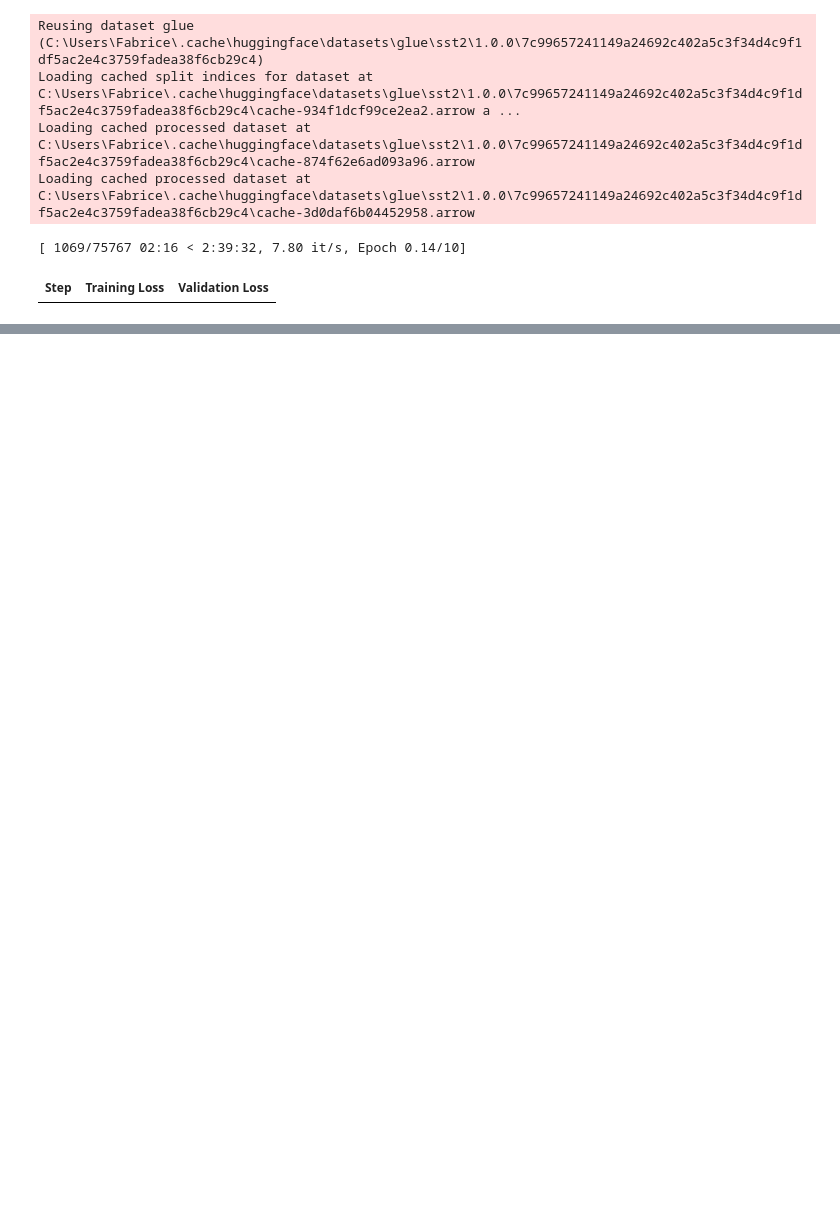
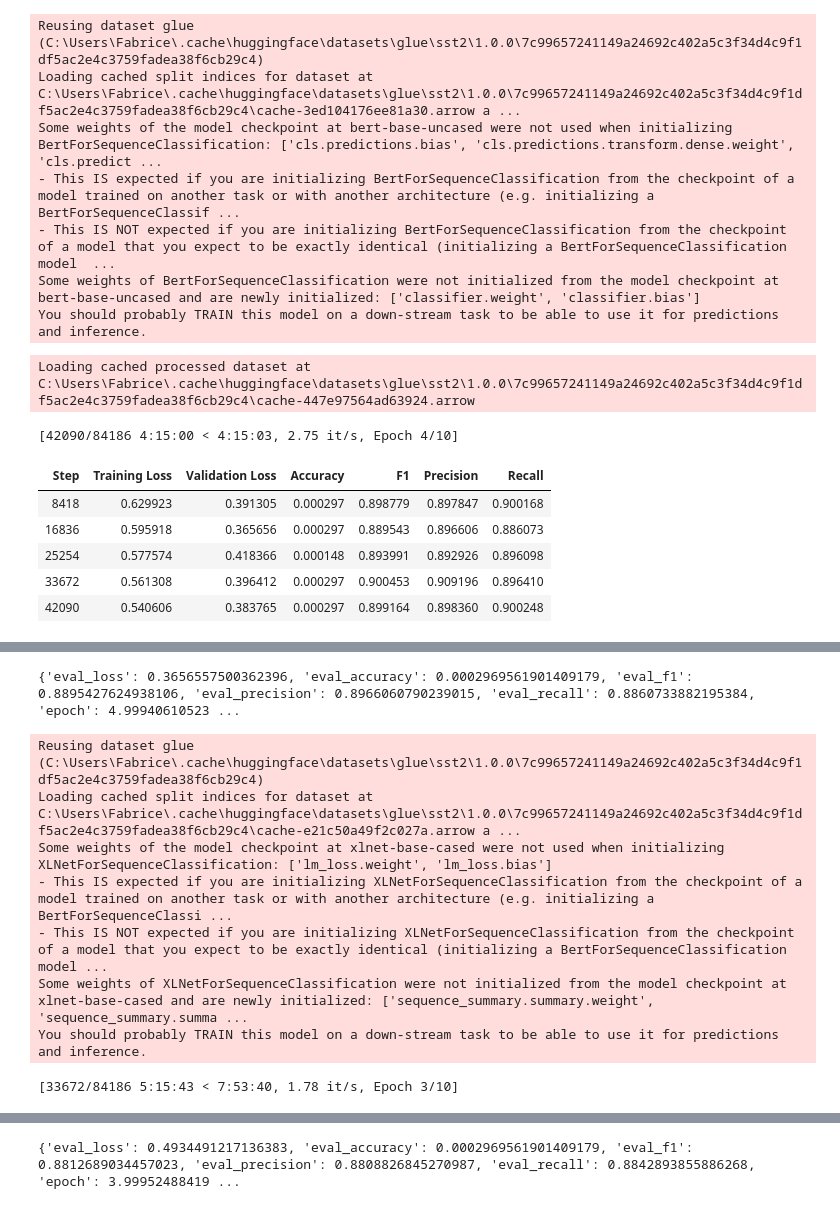
Before and after one commit to asakhala921/Sibyl_eval, a Jupyter notebook: train_SST2.ipynb, the cells around one changed output, grey strips where cells are left out. Drawn from its saved outputs; the diff is of its cells as text; code cells hidden in the pictures; blank space fills up the shorter version.

Commit message:
INVSIB runs

```diff
--- a/train_SST2.ipynb
+++ b/train_SST2.ipynb
@@ -81,10 +81,10 @@ class DefaultCollator:
 # %%
 MODEL_NAMES = ['bert-base-uncased', 'xlnet-base-cased']
 # %%
-use_pretrain = True
+use_pretrain = False
 soft_target = False
 
-for t in ['ORIG', 'INV', 'SIB']:
+for t in ['INVSIB']: # ['ORIG', 'INV', 'SIB', 'INVSIB']:
     for MODEL_NAME in MODEL_NAMES:
 
         checkpoint = 'pretrained/' + MODEL_NAME
@@ -123,9 +123,9 @@ for t in ['ORIG', 'INV', 'SIB']:
         if t == 'INVSIB':
             text = npy_load("./assets/SST2/sentiment/INVSIB/text.npy")
             label = npy_load("./assets/SST2/sentiment/INVSIB/label.npy")
-            df = pd.DataFrame({'text': text, 'label': label})
+            df = pd.DataFrame({'text': text, 'label': label.tolist()})
             df.text = df.text.astype(str)
-            df.label = df.label.astype(int)
+            df.label = df.label.map(lambda y: np.array(y))
             train_dataset = Dataset.from_pandas(df)
             checkpoint += '-sst2-INVSIB'
             if use_pretrain and os.path.exists(checkpoint):
@@ -139,8 +139,10 @@ for t in ['ORIG', 'INV', 'SIB']:
         test_dataset = test_dataset.map(tokenize, batched=True, batch_size=len(train_dataset))
         train_dataset.set_format('torch', columns=['input_ids', 'attention_mask', 'label'])
         test_dataset.set_format('torch', columns=['input_ids', 'attention_mask', 'label'])
+        train_dataset.rename_column_('label', 'labels')
+        test_dataset.rename_column_('label', 'labels')
 
-        if len(np.array(train_dataset['label']).shape) > 1:
+        if len(np.array(train_dataset['labels']).shape) > 1:
             soft_target = True
 
         train_batch_size = 8
@@ -164,35 +166,44 @@ for t in ['ORIG', 'INV', 'SIB']:
             metric_for_best_model="loss",
             greater_is_better=False,
             evaluation_strategy="steps"
         )
 
         if soft_target:
             trainer = Trainer_w_soft_target(
                 model=model,
                 args=training_args,
                 compute_metrics=compute_metrics_w_soft_target,
                 train_dataset=train_dataset,
                 eval_dataset=test_dataset,
                 data_collator=DefaultCollator(),
                 callbacks=[EarlyStoppingCallback(early_stopping_patience=3)]
             )
         else:
             trainer = Trainer(
                 model=model,
                 args=training_args,
                 compute_metrics=compute_metrics,
                 train_dataset=train_dataset,
                 eval_dataset=test_dataset,
                 callbacks=[EarlyStoppingCallback(early_stopping_patience=3)]
             )
 
         trainer.train()
         out = trainer.evaluate()
         print(out)
 # %% [output]
 Reusing dataset glue (C:\Users\Fabrice\.cache\huggingface\datasets\glue\sst2\1.0.0\7c99657241149a24692c402a5c3f34d4c9f1df5ac2e4c3759fadea38f6cb29c4)
-Loading cached split indices for dataset at C:\Users\Fabrice\.cache\huggingface\datasets\glue\sst2\1.0.0\7c99657241149a24692c402a5c3f34d4c9f1df5ac2e4c3759fadea38f6cb29c4\cache-934f1dcf99ce2ea2.arrow a ...
-Loading cached processed dataset at C:\Users\Fabrice\.cache\huggingface\datasets\glue\sst2\1.0.0\7c99657241149a24692c402a5c3f34d4c9f1df5ac2e4c3759fadea38f6cb29c4\cache-874f62e6ad093a96.arrow
-Loading cached processed dataset at C:\Users\Fabrice\.cache\huggingface\datasets\glue\sst2\1.0.0\7c99657241149a24692c402a5c3f34d4c9f1df5ac2e4c3759fadea38f6cb29c4\cache-3d0daf6b04452958.arrow
+Loading cached split indices for dataset at C:\Users\Fabrice\.cache\huggingface\datasets\glue\sst2\1.0.0\7c99657241149a24692c402a5c3f34d4c9f1df5ac2e4c3759fadea38f6cb29c4\cache-3ed104176ee81a30.arrow a ...
+Some weights of the model checkpoint at bert-base-uncased were not used when initializing BertForSequenceClassification: ['cls.predictions.bias', 'cls.predictions.transform.dense.weight', 'cls.predict ...
+- This IS expected if you are initializing BertForSequenceClassification from the checkpoint of a model trained on another task or with another architecture (e.g. initializing a BertForSequenceClassif ...
+- This IS NOT expected if you are initializing BertForSequenceClassification from the checkpoint of a model that you expect to be exactly identical (initializing a BertForSequenceClassification model  ...
+Some weights of BertForSequenceClassification were not initialized from the model checkpoint at bert-base-uncased and are newly initialized: ['classifier.weight', 'classifier.bias']
+You should probably TRAIN this model on a down-stream task to be able to use it for predictions and inference.
-[ 1069/75767 02:16 < 2:39:32, 7.80 it/s, Epoch 0.14/10]
+Loading cached processed dataset at C:\Users\Fabrice\.cache\huggingface\datasets\glue\sst2\1.0.0\7c99657241149a24692c402a5c3f34d4c9f1df5ac2e4c3759fadea38f6cb29c4\cache-447e97564ad63924.arrow
+[42090/84186 4:15:00 < 4:15:03, 2.75 it/s, Epoch 4/10]
-| Step | Training Loss | Validation Loss |
+| Step | Training Loss | Validation Loss | Accuracy | F1 | Precision | Recall |
+| 8418 | 0.629923 | 0.391305 | 0.000297 | 0.898779 | 0.897847 | 0.900168 |
+| 16836 | 0.595918 | 0.365656 | 0.000297 | 0.889543 | 0.896606 | 0.886073 |
+| 25254 | 0.577574 | 0.418366 | 0.000148 | 0.893991 | 0.892926 | 0.896098 |
+| 33672 | 0.561308 | 0.396412 | 0.000297 | 0.900453 | 0.909196 | 0.896410 |
+| 42090 | 0.540606 | 0.383765 | 0.000297 | 0.899164 | 0.898360 | 0.900248 |
@@ -198,0 +211,9 @@ Loading cached processed dataset at C:\Users\Fabrice\.cache\huggingface\datasets
+{'eval_loss': 0.3656557500362396, 'eval_accuracy': 0.0002969561901409179, 'eval_f1': 0.8895427624938106, 'eval_precision': 0.8966060790239015, 'eval_recall': 0.8860733882195384, 'epoch': 4.99940610523 ...
+Reusing dataset glue (C:\Users\Fabrice\.cache\huggingface\datasets\glue\sst2\1.0.0\7c99657241149a24692c402a5c3f34d4c9f1df5ac2e4c3759fadea38f6cb29c4)
+Loading cached split indices for dataset at C:\Users\Fabrice\.cache\huggingface\datasets\glue\sst2\1.0.0\7c99657241149a24692c402a5c3f34d4c9f1df5ac2e4c3759fadea38f6cb29c4\cache-e21c50a49f2c027a.arrow a ...
+Some weights of the model checkpoint at xlnet-base-cased were not used when initializing XLNetForSequenceClassification: ['lm_loss.weight', 'lm_loss.bias']
+- This IS expected if you are initializing XLNetForSequenceClassification from the checkpoint of a model trained on another task or with another architecture (e.g. initializing a BertForSequenceClassi ...
+- This IS NOT expected if you are initializing XLNetForSequenceClassification from the checkpoint of a model that you expect to be exactly identical (initializing a BertForSequenceClassification model ...
+Some weights of XLNetForSequenceClassification were not initialized from the model checkpoint at xlnet-base-cased and are newly initialized: ['sequence_summary.summary.weight', 'sequence_summary.summa ...
+You should probably TRAIN this model on a down-stream task to be able to use it for predictions and inference.
+[33672/84186 5:15:43 < 7:53:40, 1.78 it/s, Epoch 3/10]
@@ -198,0 +226 @@ Loading cached processed dataset at C:\Users\Fabrice\.cache\huggingface\datasets
+{'eval_loss': 0.4934491217136383, 'eval_accuracy': 0.0002969561901409179, 'eval_f1': 0.8812689034457023, 'eval_precision': 0.8808826845270987, 'eval_recall': 0.8842893855886268, 'epoch': 3.99952488419 ...
```
Also changed, not shown: parts of 1 cell of this notebook, 1 other file.
